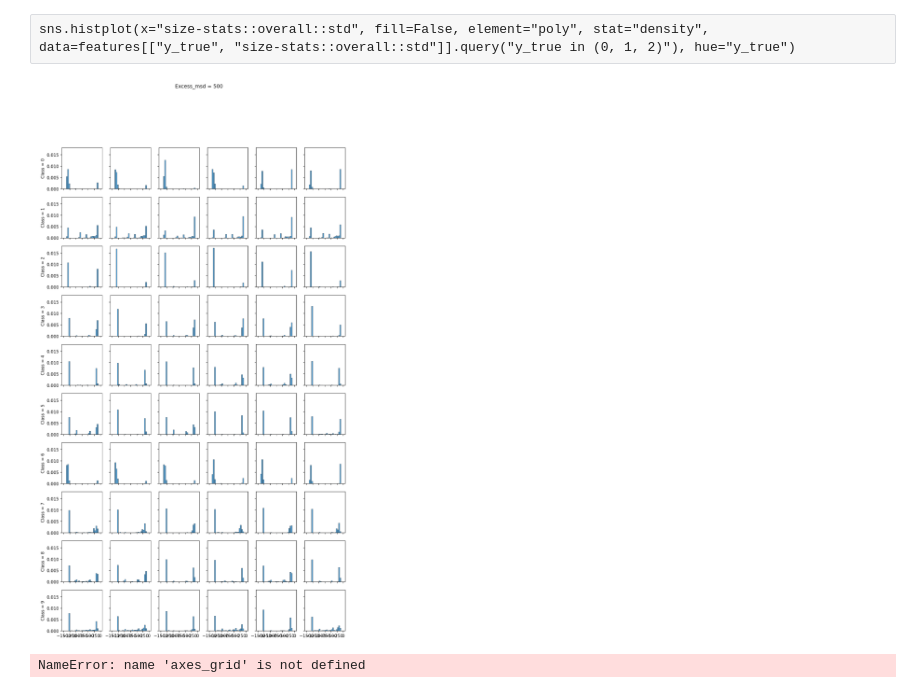
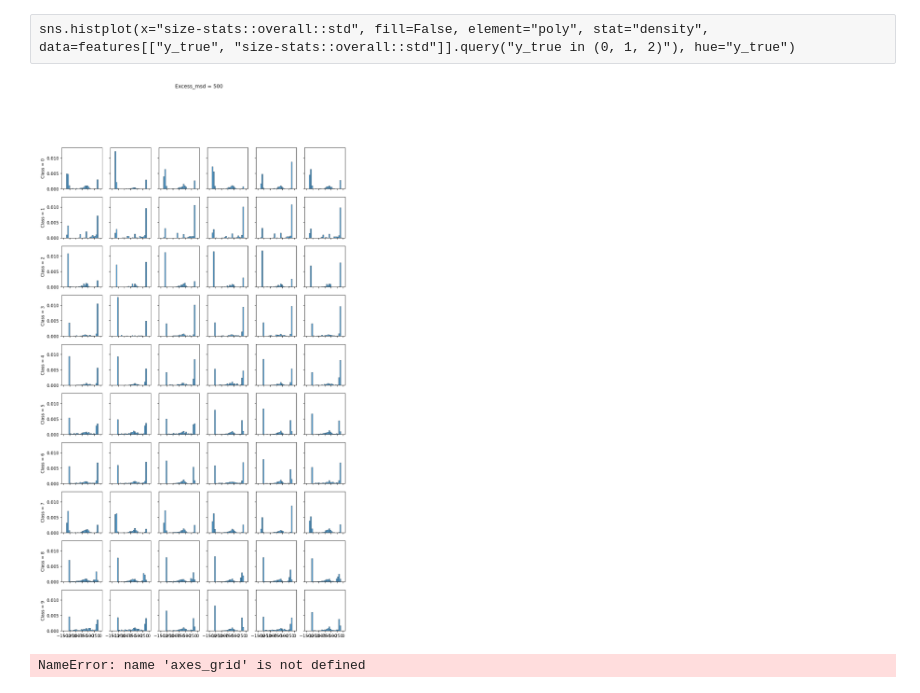
Before and after one commit to jpcsmith/qcsd-experiments, a Jupyter notebook: workflow/notebooks/Investigation.ipynb, the cells around one changed output. Cells and saved outputs as stored; diff of their text form; code cells hidden in the pictures.

```diff
--- a/workflow/notebooks/Investigation.ipynb
+++ b/workflow/notebooks/Investigation.ipynb
@@ -104,0 +93,6 @@ scatterplot("../../results/tamaraw-debug/noised_tamaraw-0.4/10x50+0/dataset.h5")
+# %%
+def plot_packet_sizes()
+
+
+frame = scatterplot("../../results/improved-tamaraw/conn~single/defence~tamaraw/dataset.h5")
+frame.groupby("label")["min"].min()
@@ -151,28 +173,29 @@ scatterplot("../../results/tamaraw-debug-10x50/msd-excess~1500/dataset.h5")
 sns.histplot(x="size-stats::overall::std", fill=False, element="poly", stat="density", data=features[["y_true", "size-stats::overall::std"]].query("y_true in (0, 1, 2)"), hue="y_true")
 # %%
 def plot_hist(excess, seed=0):
-    with h5py.File(f"../../results/tamaraw-debug/max_udp_payload_size/10x50+0/dataset.h5") as h5in:
+    with h5py.File(f"../../results/improved-tamaraw/conn~single/defence~tamaraw/dataset.h5") as h5in:
         frame = pd.DataFrame({
             "labels": np.asarray(h5in["labels"]["class"]),
             "sizes": np.asarray(h5in["sizes"])
         })
     plot_frame = frame.groupby("labels").sample(n=6, random_state=seed)
+    plot_frame = plot_frame.query("labels >= 0 and labels < 10")
 
     fig, axes_grid = plt.subplots(10, 6, figsize=(12, 21), dpi=150, sharex=True, sharey=True)
     fig.suptitle(f"Excess_msd = {excess}")
     for row, (label, data) in enumerate(plot_frame.groupby("labels")):
         axes_row = axes_grid[row, :]
         axes_row[0].set_ylabel(f"Class = {label}")
         for size_data, ax in zip(data["sizes"], axes_row):
             ax.set_xticks(list(range(0, -1600, -250)))
             sns.histplot(size_data, binrange=(-1500, 0), bins=30, ax=ax, stat="density")
 
 plot_hist(500, seed=1)
 # for i, ax in zip([0, 100, 200, 300, 401, 500, 600, 700, 800, 900], axes):
 #     sns.histplot(sizes[i], binrange=(-1500, 0), ax=ax,stat="density")
 #     ax.set_title(i)
 # %% [output]
-[figure, old version]
+[figure, new version]
 # %%
 def plot_hist2(excess, seed=0):
     with h5py.File(f"../../results/tamaraw-debug-10x50/msd-excess~{excess}/dataset.h5") as h5in:
```
Also changed, not shown: parts of 4 cells of this notebook, 4 other files.
